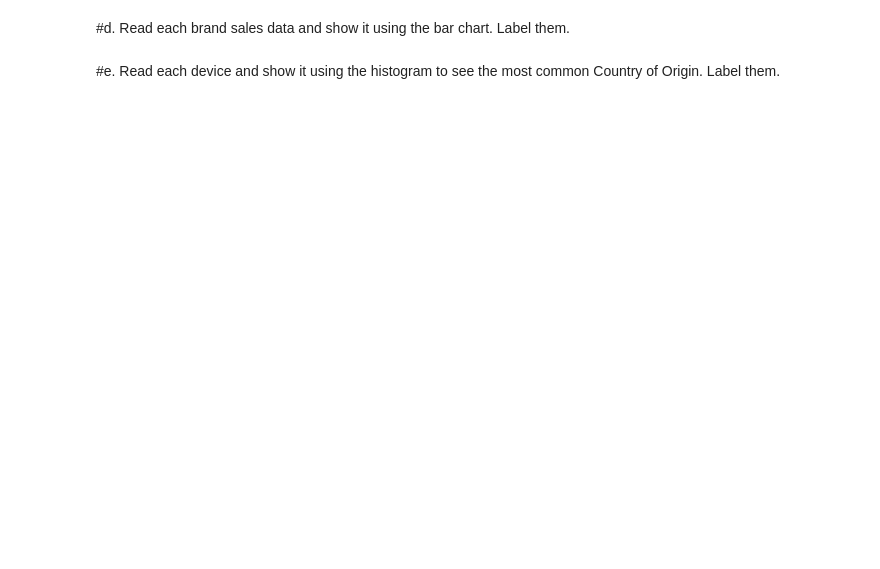
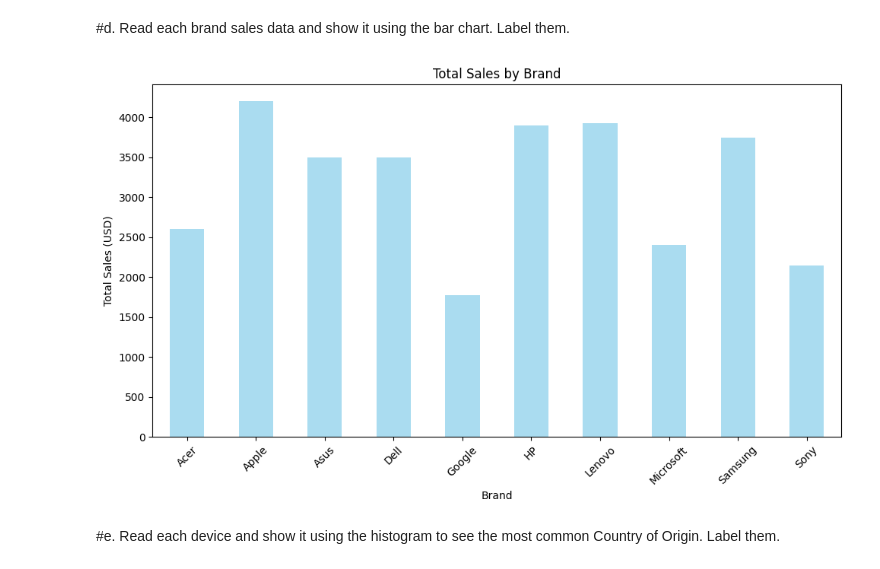
Before and after one commit to ariesrio/VDA-CPE031-CPE21S4, a Jupyter notebook: EXERCISE_9_RIO.ipynb, the cells around one changed output. Cells and saved outputs as stored; diff of their text form; code cells hidden in the pictures; blank space fills up the shorter version.

```diff
--- a/EXERCISE_9_RIO.ipynb
+++ b/EXERCISE_9_RIO.ipynb
@@ -99,4 +115,18 @@ plt.show()
 # %% [markdown]
 #d. Read each brand sales data and show it using the bar chart. Label them.
+# %%
+sales_by_brand = df.groupby('Brand')['Sales (USD)'].sum()
+
+plt.figure(figsize=(10, 6))
+sales_by_brand.plot(kind='bar', color='skyblue', alpha=0.7)
+
+plt.xlabel('Brand')
+plt.ylabel('Total Sales (USD)')
+plt.title('Total Sales by Brand')
+plt.xticks(rotation=45)
+plt.tight_layout()
+plt.show()
+# %% [output]
+[figure, added]
 # %% [markdown]
 #e. Read each device and show it using the histogram to see the most common Country of Origin. Label them.
```
Also changed, not shown: parts of 3 cells of this notebook.
